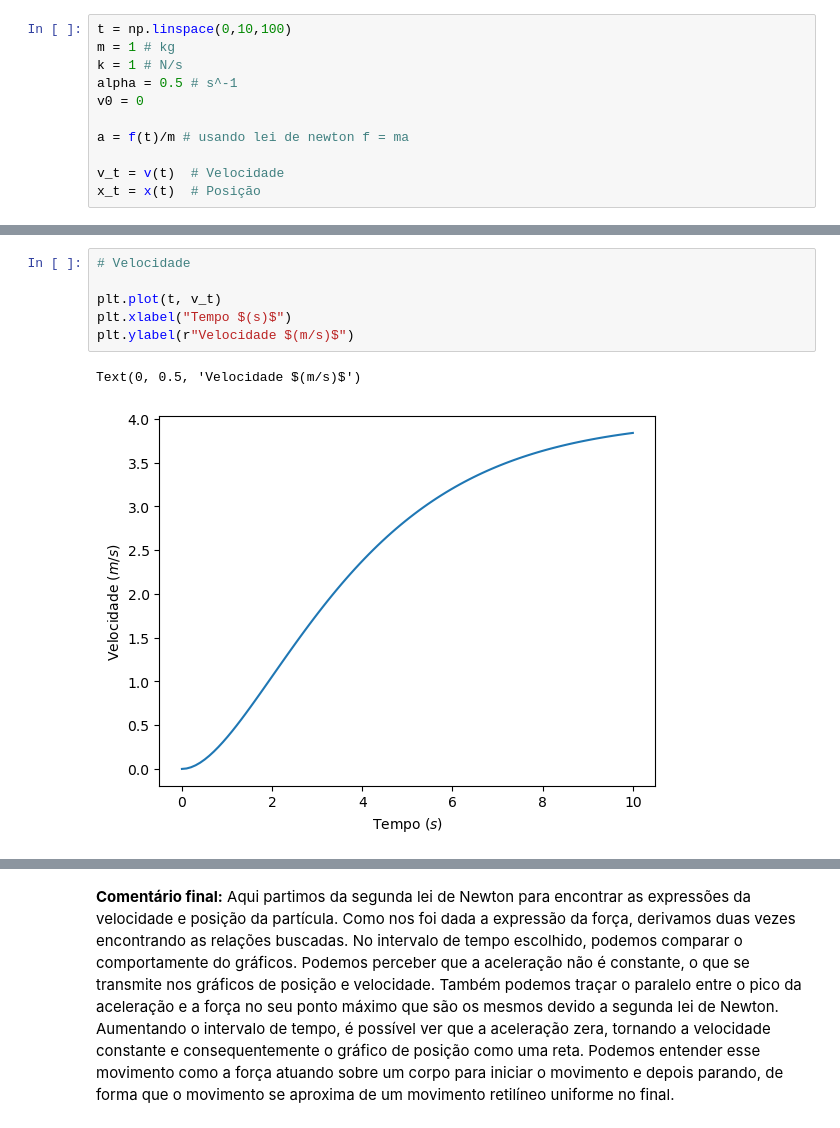
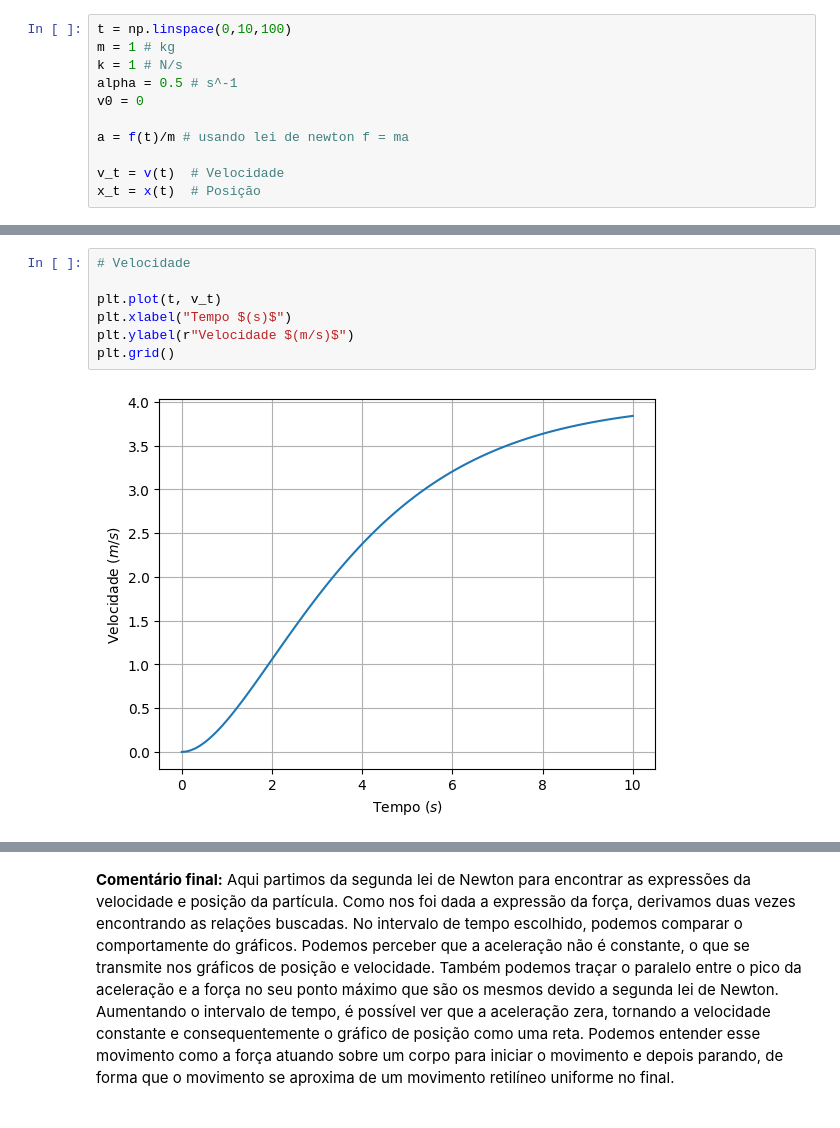
Before and after one commit to ylaksl/lista_num_mecanica, a Jupyter notebook: Problemas numericos_mec classica.ipynb, the cells around one changed output, grey strips where cells are left out. Cells and saved outputs as stored; diff of their text form.

```diff
--- a/Problemas numericos_mec classica.ipynb
+++ b/Problemas numericos_mec classica.ipynb
@@ -135,12 +139,12 @@ Text(0, 0.5, 'Aceleração $(m/s^2)$')
 # %%
 # Velocidade
 
 plt.plot(t, v_t)
 plt.xlabel("Tempo $(s)$")
 plt.ylabel(r"Velocidade $(m/s)$")
+plt.grid()
 # %% [output]
-Text(0, 0.5, 'Velocidade $(m/s)$')
-[figure, old version]
+[figure, new version]
 # %%
 # Posição
 
```
Also changed, not shown: parts of 33 cells of this notebook.
